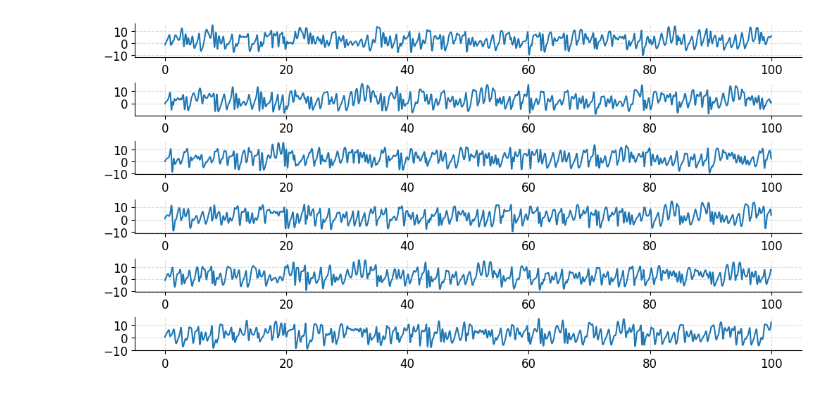
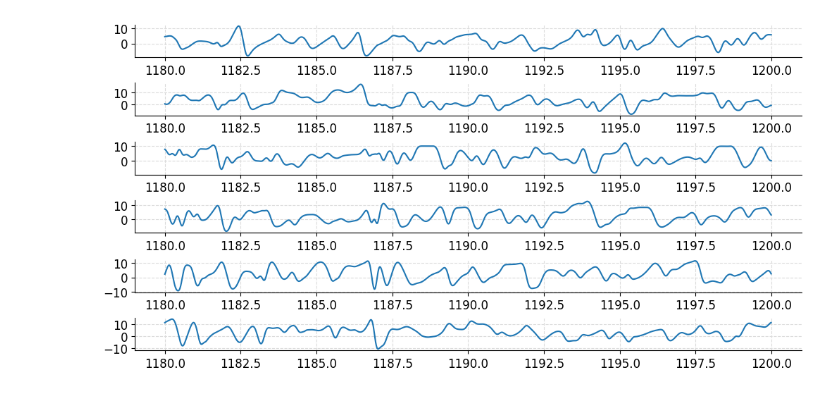
Before and after one commit to Jhko725/sandbox, a Jupyter notebook: notebooks/datasets/lorenz96.ipynb, the cells around one changed output. Saved outputs shown, nothing was run; the diff lists cells and outputs as text; code cells hidden in the pictures.

Commit message:
Code improved, data generation scripts added with the associated configs

```diff
--- a/notebooks/datasets/lorenz96.ipynb
+++ b/notebooks/datasets/lorenz96.ipynb
@@ -18,18 +18,20 @@ datadir = Path("../../data")
 
 DATASET_TYPE = "test"
 SEED = 0 if DATASET_TYPE == "train" else 1
-NUM_SAMPLES = 5000 if DATASET_TYPE == "train" else 20000
+NUM_SAMPLES = 50 if DATASET_TYPE == "train" else 50
+
+jax.config.update("jax_default_device", jax.devices("gpu")[0])
 # %%
-lorenz = Lorenz96()
+lorenz = Lorenz96(dim=18)
 solve_lorenz_batch = eqx.filter_jit(
     eqx.filter_vmap(
         lambda ts, u0_: solve_ode(
-            lorenz, ts, u0_, rtol=1e-8, atol=1e-8, max_steps=None
+            lorenz, ts, u0_, rtol=1e-8, atol=1e-10, max_steps=None
         ),
         in_axes=(None, 0),
     )
 )
 u0 = jax.random.normal(jax.random.key(SEED), shape=(NUM_SAMPLES, lorenz.dim))
 
-t = jnp.arange(0, 100, 0.01)
+t = jnp.arange(0, 1200, 0.01)
 u = solve_lorenz_batch(t, u0)
@@ -38,7 +38,7 @@ u = solve_lorenz_batch(t, u0)
 # %%
-fig, axes = plt.subplots(lorenz.dim, 1, figsize=(10, 5))
+fig, axes = plt.subplots(6, 1, figsize=(10, 5))
 for i, ax in enumerate(axes):
-    ax.plot(t, u[0, :, i])
+    ax.plot(t[-20000:], u[0, -20000:, i])
 # %% [output]
-[figure, old version]
+[figure, new version]
 # %%
```
Also changed, not shown: parts of 7 cells of this notebook, 59 other files.
